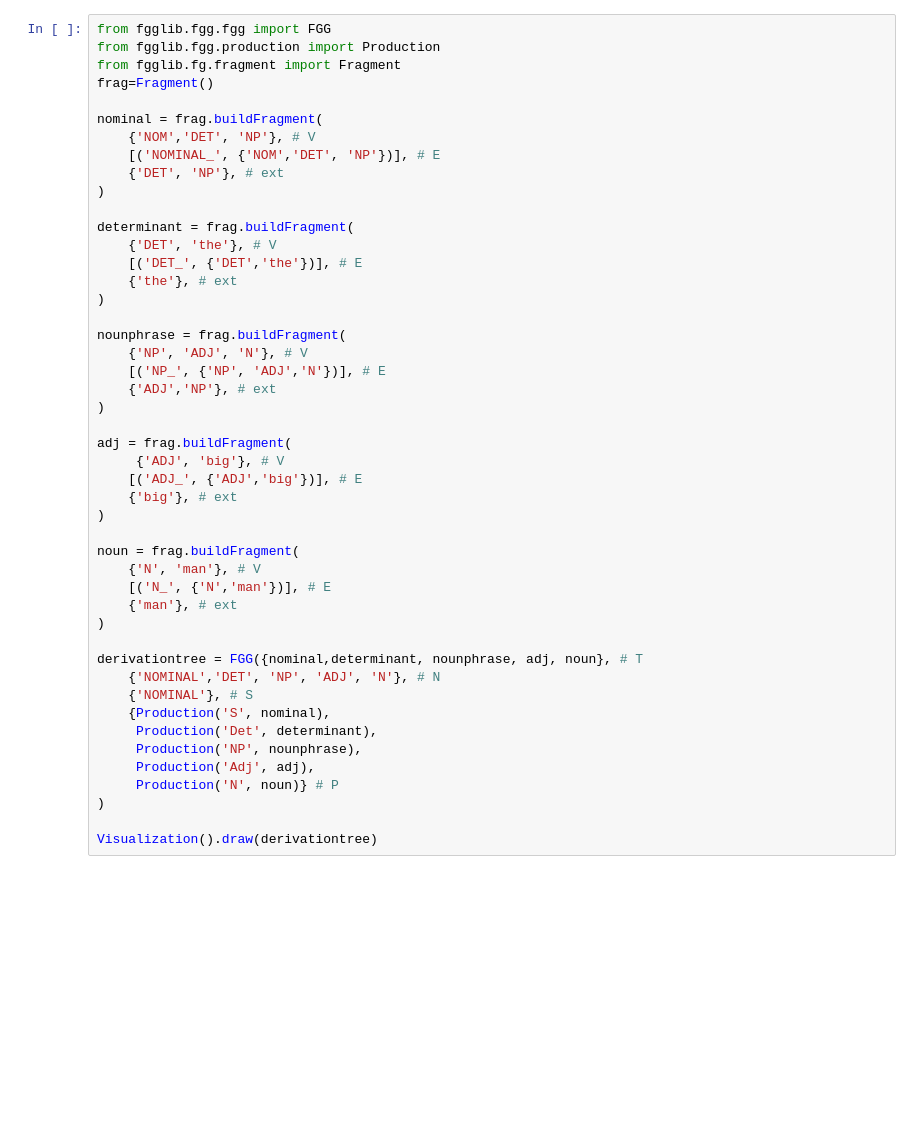
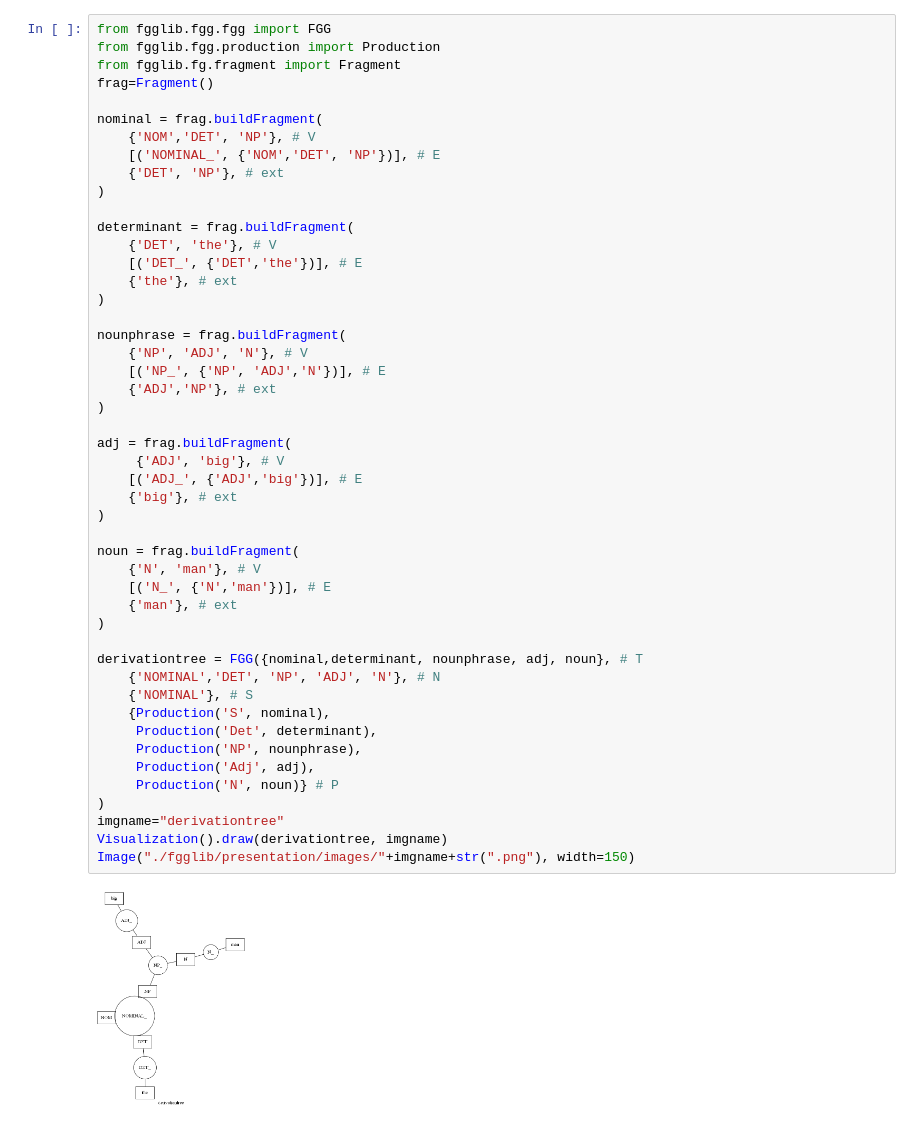
Before and after one commit to dogtype/AFLTProject, a Jupyter notebook: fgglib/presentation/introduction.ipynb, the cells around one changed output. Cells and saved outputs as stored; diff of their text form; blank space fills up the shorter version.

```diff
--- a/fgglib/presentation/introduction.ipynb
+++ b/fgglib/presentation/introduction.ipynb
@@ -171,32 +168,35 @@ determinant = frag.buildFragment(
     {'the'}, # ext
 )
 
 nounphrase = frag.buildFragment(
     {'NP', 'ADJ', 'N'}, # V
     [('NP_', {'NP', 'ADJ','N'})], # E
     {'ADJ','NP'}, # ext
 )
 
 adj = frag.buildFragment(
      {'ADJ', 'big'}, # V
     [('ADJ_', {'ADJ','big'})], # E
     {'big'}, # ext
 )
 
 noun = frag.buildFragment(
     {'N', 'man'}, # V
     [('N_', {'N','man'})], # E
     {'man'}, # ext
 )
 
 derivationtree = FGG({nominal,determinant, nounphrase, adj, noun}, # T
     {'NOMINAL','DET', 'NP', 'ADJ', 'N'}, # N
     {'NOMINAL'}, # S
     {Production('S', nominal),
      Production('Det', determinant),
      Production('NP', nounphrase),
      Production('Adj', adj),
      Production('N', noun)} # P
 )
-
-Visualization().draw(derivationtree)
+imgname="derivationtree"
+Visualization().draw(derivationtree, imgname)
+Image("./fgglib/presentation/images/"+imgname+str(".png"), width=150)
+# %% [output]
+[figure, added]
```
Also changed, not shown: parts of 20 cells of this notebook, 2 other files.
